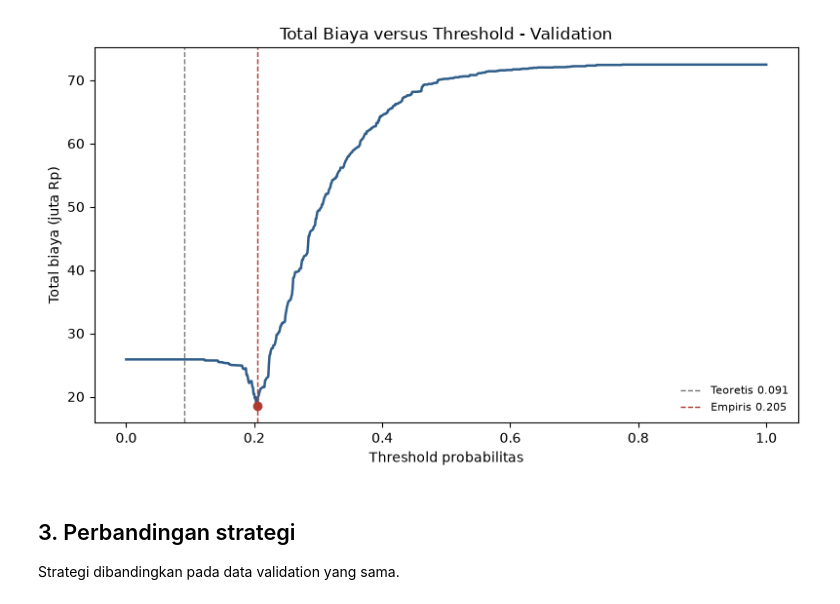
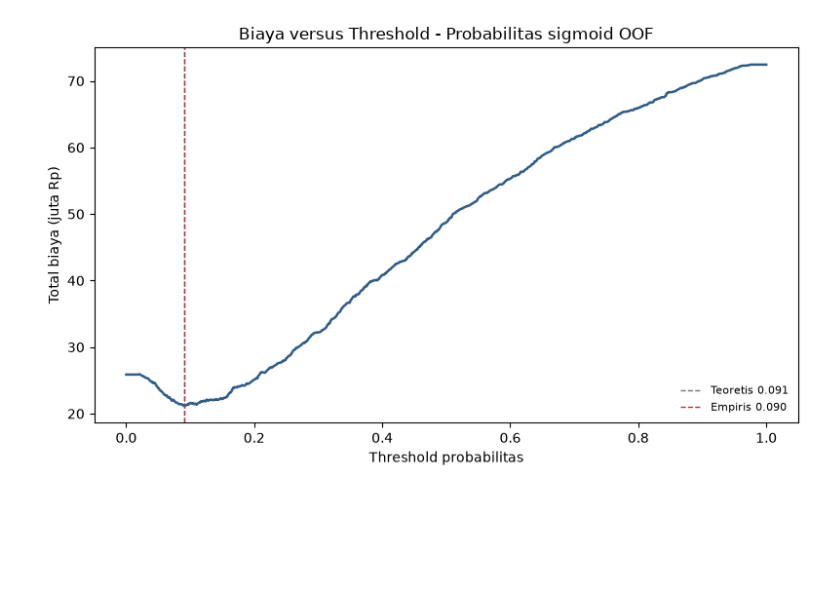
Before and after one commit to venever1/parcel-delay-prediction, a Jupyter notebook: notebooks/05_calibration_threshold.ipynb, the cells around one changed output. Saved outputs shown, nothing was run; the diff lists cells and outputs as text; code cells hidden in the pictures; blank space fills up the shorter version.

```diff
--- a/notebooks/05_calibration_threshold.ipynb
+++ b/notebooks/05_calibration_threshold.ipynb
@@ -178,0 +174,20 @@ Penghematan       : Rp7,330,000
+# %%
+threshold_empiris = threshold_minimum(prob_oof, y_valid)
+biaya_model = biaya(prob_oof, y_valid, threshold_empiris)
+biaya_teoretis = biaya(prob_oof, y_valid, TEORITIS)
+biaya_nobody = int((y_valid == 1).sum()) * BIAYA_FN
+biaya_everyone = int((y_valid == 0).sum()) * BIAYA_FP
+dikabari = prob_oof >= threshold_empiris
+
+tabel_strategi = pd.DataFrame([
+    {"strategi": "Tidak mengabari siapa pun", "total_biaya": biaya_nobody,
+     "biaya_per_paket": round(biaya_nobody / len(y_valid)), "dikabari": 0},
+    {"strategi": "Mengabari semua", "total_biaya": biaya_everyone,
+     "biaya_per_paket": round(biaya_everyone / len(y_valid)), "dikabari": len(y_valid)},
+    {"strategi": f"Model {metode} {threshold_empiris:.3f}", "total_biaya": biaya_model,
+     "biaya_per_paket": round(biaya_model / len(y_valid)), "dikabari": int(dikabari.sum())},
+])
+print("Threshold empiris:", threshold_empiris)
+print(f"Biaya model Rp{biaya_model:,.0f}; nobody Rp{biaya_nobody:,.0f}; everyone Rp{biaya_everyone:,.0f}")
+print(f"Bagian dikabari: {dikabari.mean():.2%}")
+tabel_strategi
@@ -179,21 +202,16 @@ Penghematan       : Rp7,330,000
 # %%
+nilai_biaya = np.array([biaya(prob_oof, y_valid, t) for t in GRID])
 fig, ax = plt.subplots(figsize=(8, 4.8))
-ax.plot(grid_threshold, biaya / 1_000_000, color="#2f5d8a", linewidth=1.8)
-ax.axvline(TEORITIS, color="#777777", linestyle="--", linewidth=1,
-           label=f"Teoretis {TEORITIS:.3f}")
+ax.plot(GRID, nilai_biaya / 1_000_000, color="#2f5d8a", linewidth=1.8)
+ax.axvline(TEORITIS, color="#777777", linestyle="--", linewidth=1, label=f"Teoretis {TEORITIS:.3f}")
 ax.axvline(threshold_empiris, color="#b03a2e", linestyle="--", linewidth=1,
            label=f"Empiris {threshold_empiris:.3f}")
-ax.scatter([threshold_empiris], [biaya_min / 1_000_000], color="#b03a2e", zorder=3)
-ax.set_title("Total Biaya versus Threshold - Validation")
+ax.set_title(f"Biaya versus Threshold - Probabilitas {metode} OOF")
 ax.set_xlabel("Threshold probabilitas")
 ax.set_ylabel("Total biaya (juta Rp)")
 ax.legend(frameon=False, fontsize=8)
 fig.tight_layout()
 fig.savefig(FIG_DIR / "08_biaya_vs_threshold.png", dpi=160, bbox_inches="tight")
 plt.show()
 # %% [output]
-[figure, old version]
+[figure, new version]
-# %% [markdown]
-## 3. Perbandingan strategi
-
-Strategi dibandingkan pada data validation yang sama.
```
Also changed, not shown: parts of 26 cells of this notebook, 15 other files.
